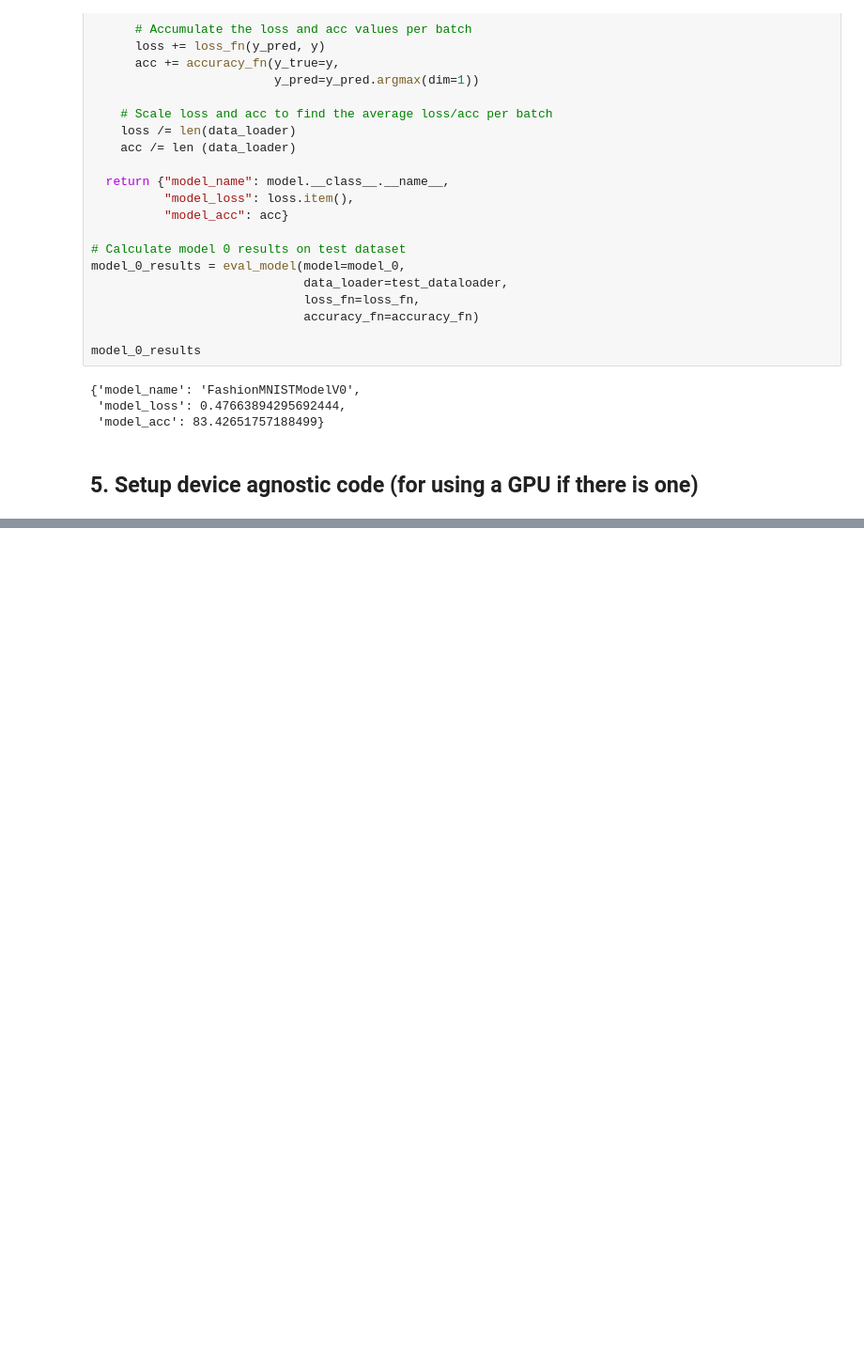
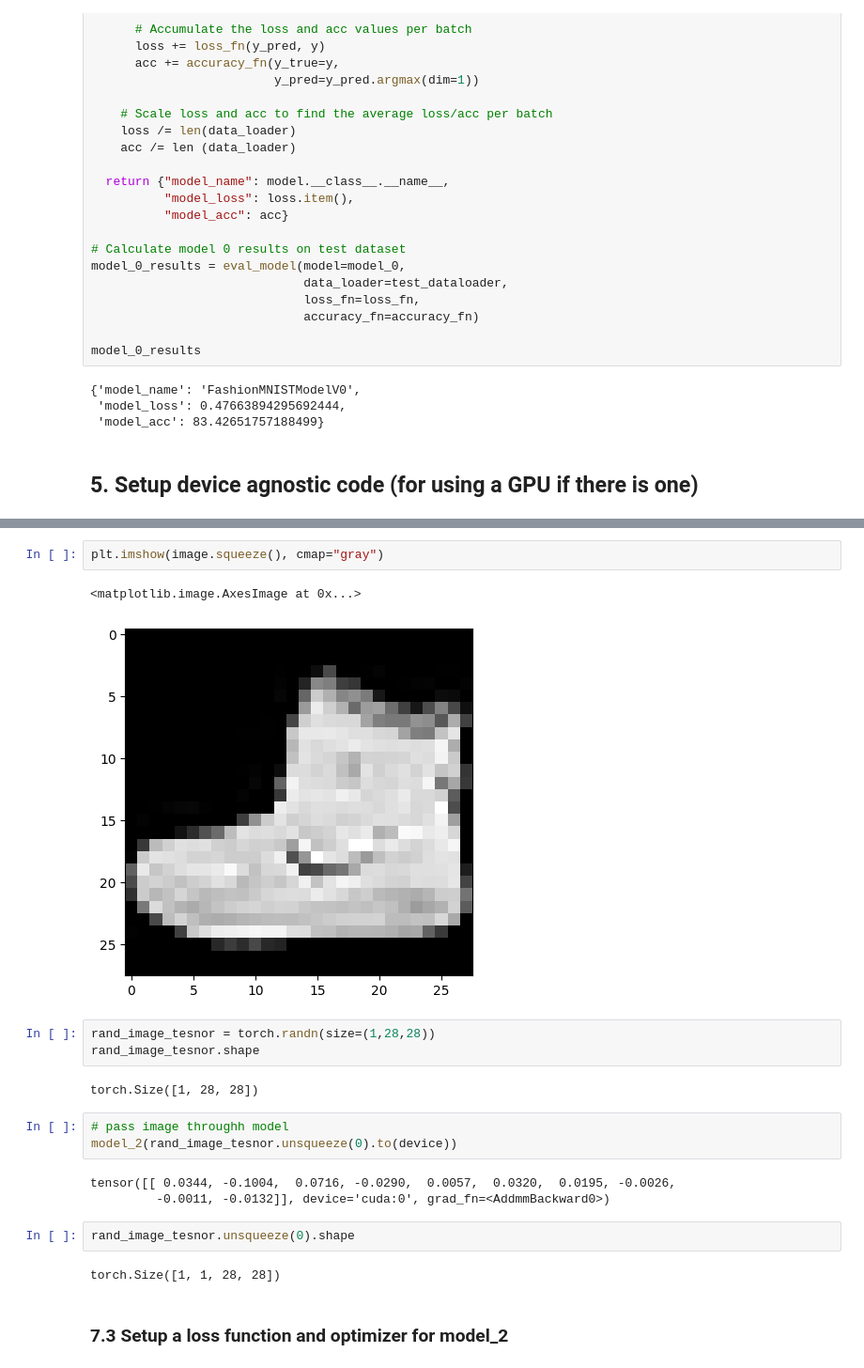
Before and after one commit to BhaskarKapri07/Learning-PyTorch, a Jupyter notebook: Pytorch_Computer_Vision.ipynb, the cells around one changed output, grey strips where cells are left out. Shown at 94% size. Drawn from its saved outputs; the diff is of its cells as text; blank space fills up the shorter version.

Commit message:
add convolution model for vision

```diff
--- a/Pytorch_Computer_Vision.ipynb
+++ b/Pytorch_Computer_Vision.ipynb
@@ -458,0 +867,22 @@ model_0_results
+# %%
+plt.imshow(image.squeeze(), cmap="gray")
+# %% [output]
+<matplotlib.image.AxesImage at 0x...>
+[figure, added]
+# %%
+rand_image_tesnor = torch.randn(size=(1,28,28))
+rand_image_tesnor.shape
+# %% [output]
+torch.Size([1, 28, 28])
+# %%
+# pass image throughh model
+model_2(rand_image_tesnor.unsqueeze(0).to(device))
+# %% [output]
+tensor([[ 0.0344, -0.1004,  0.0716, -0.0290,  0.0057,  0.0320,  0.0195, -0.0026,
+         -0.0011, -0.0132]], device='cuda:0', grad_fn=<AddmmBackward0>)
+# %%
+rand_image_tesnor.unsqueeze(0).shape
+# %% [output]
+torch.Size([1, 1, 28, 28])
+# %% [markdown]
+### 7.3 Setup a loss function and optimizer for model_2
```
Also changed, not shown: parts of 30 cells of this notebook.
